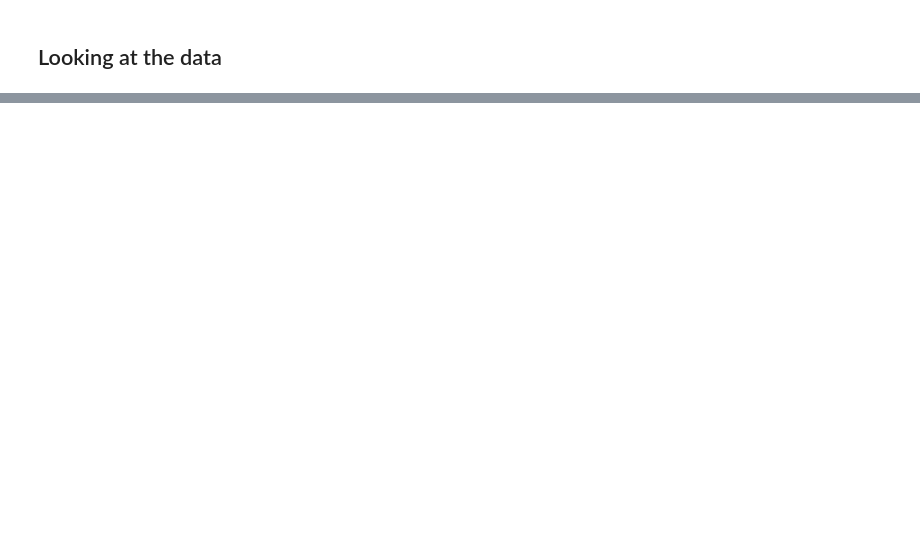
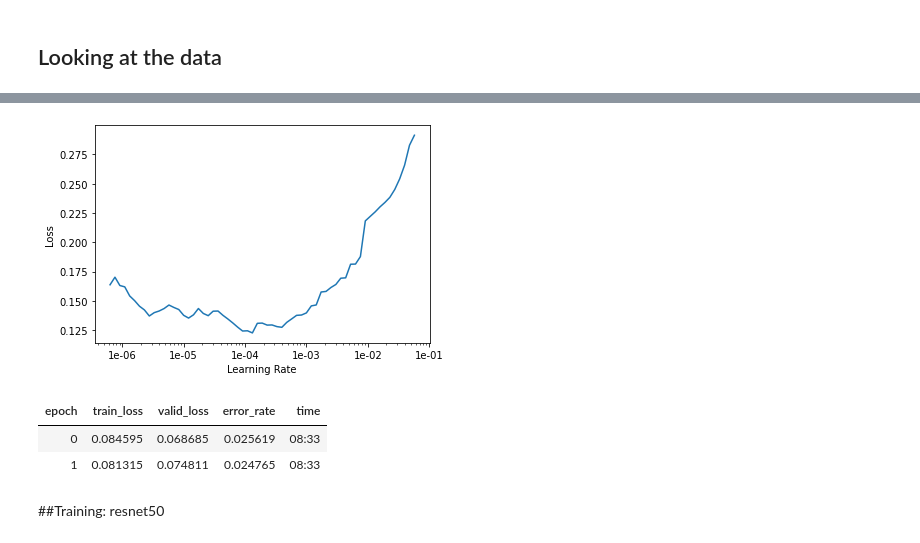
Before and after one commit to Shukriy/fastai, a Jupyter notebook: Pneumonia_Image_Dataset_Fastai.ipynb, the cells around one changed output, grey strips where cells are left out. Cells and saved outputs as stored; diff of their text form; code cells hidden in the pictures; blank space fills up the shorter version.

```diff
--- a/Pneumonia_Image_Dataset_Fastai.ipynb
+++ b/Pneumonia_Image_Dataset_Fastai.ipynb
@@ -46,0 +124,13 @@ chest-xray-pneumonia.zip  kaggle.json
+# %%
+learn.recorder.plot()
+# %% [output]
+[figure, added]
+# %%
+learn.unfreeze()
+learn.fit_one_cycle(2, max_lr=slice(1e-6,1e-4))
+# %% [output]
+| epoch | train_loss | valid_loss | error_rate | time |
+| 0 | 0.084595 | 0.068685 | 0.025619 | 08:33 |
+| 1 | 0.081315 | 0.074811 | 0.024765 | 08:33 |
+# %% [markdown]
+##Training: resnet50
```
Also changed, not shown: parts of 38 cells of this notebook.
